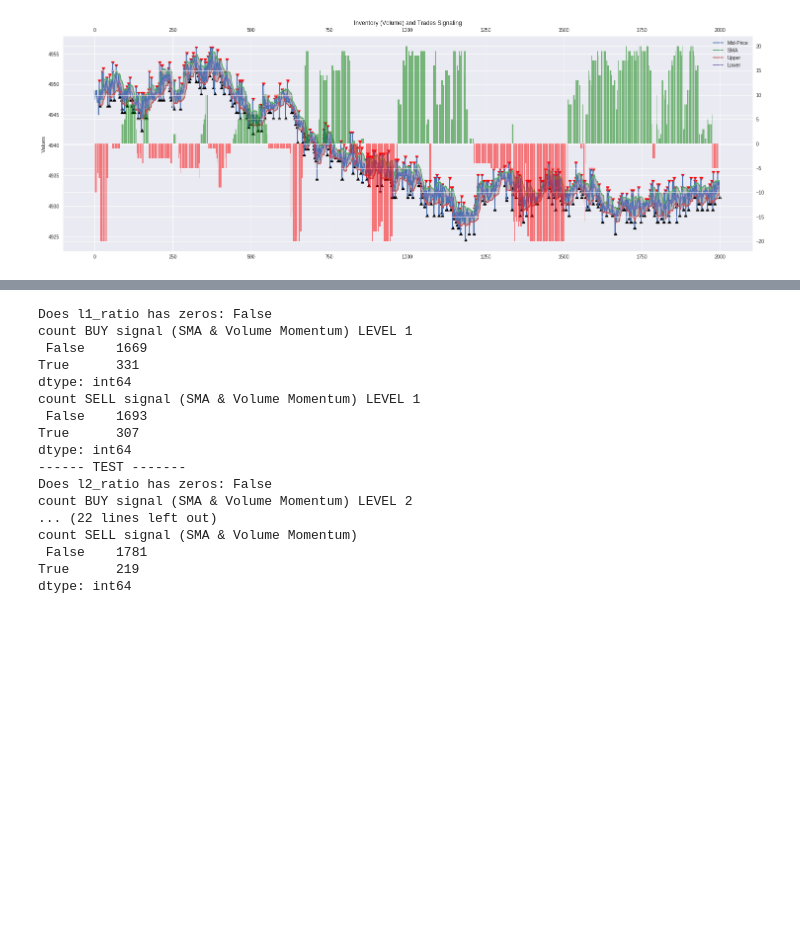
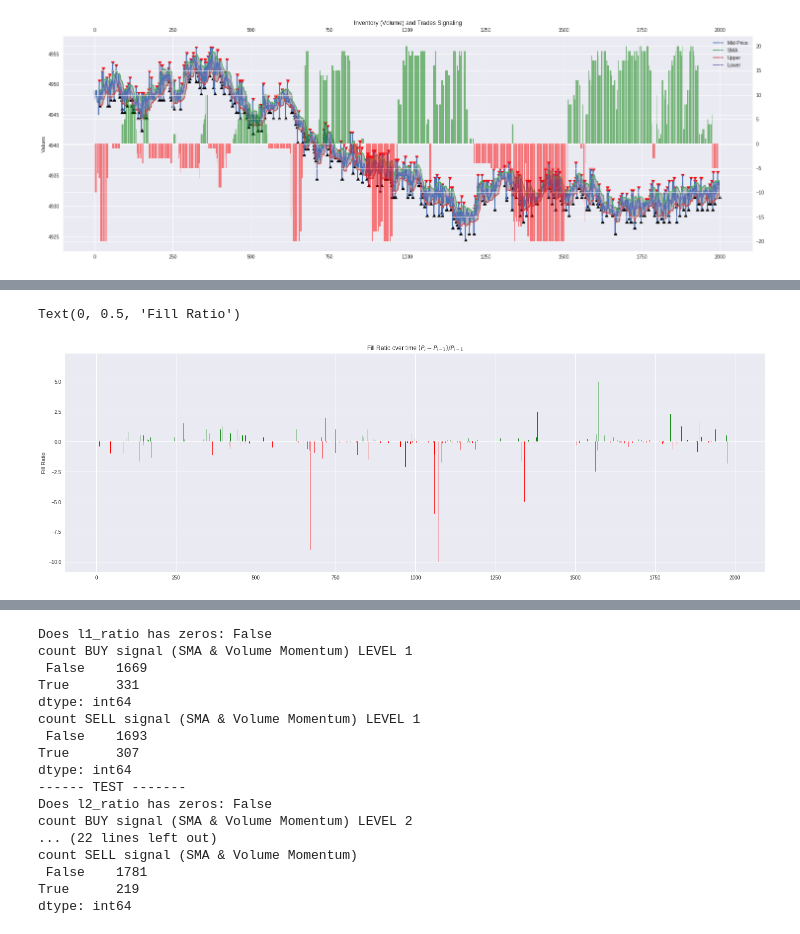
Before and after one commit to IMC-Croissant/AlgoTrading, a Jupyter notebook: Coding/notebooks/bollingers_and_position_analysis.ipynb, the cells around one changed output, grey strips where cells are left out. Saved outputs shown, nothing was run; the diff lists cells and outputs as text; code cells hidden in the pictures; blank space fills up the shorter version.

```diff
--- a/Coding/notebooks/bollingers_and_position_analysis.ipynb
+++ b/Coding/notebooks/bollingers_and_position_analysis.ipynb
@@ -186,0 +206,10 @@ plt.show()
+# %%
+plt.rc('font', size=20)
+fig, ax = plt.subplots(figsize = (25,8))
+palette = np.where(df_positions.fill_ratio > 0, 'green', 'red')
+ax.bar(df_positions.index, df_positions.fill_ratio, color=palette)
+plt.title("Fill Ratio over time $(P_i - P_{i-1})/P_{i-1}$")
+ax.set_ylabel(r"Fill Ratio")
+# %% [output]
+Text(0, 0.5, 'Fill Ratio')
+[figure, added]
```
Also changed, not shown: parts of 10 cells of this notebook.
